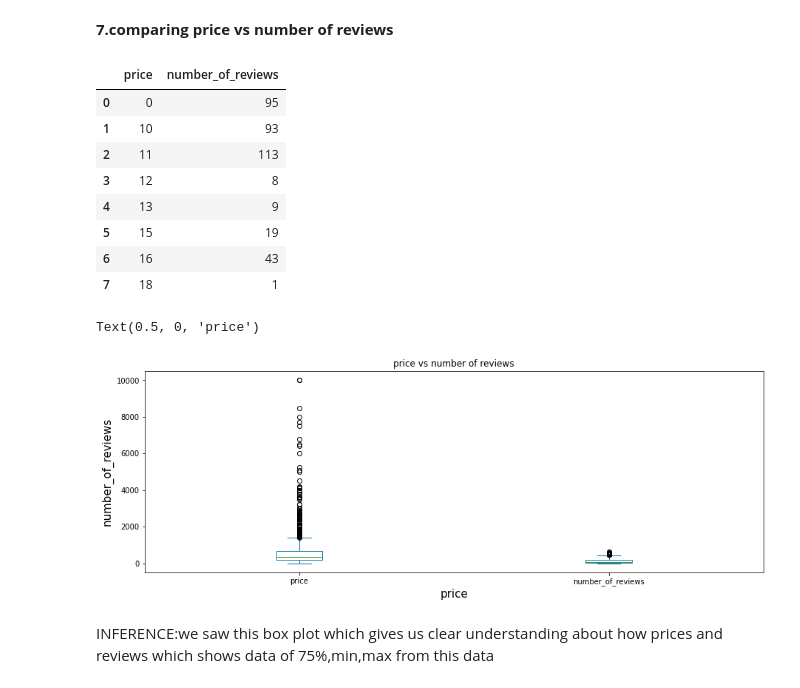
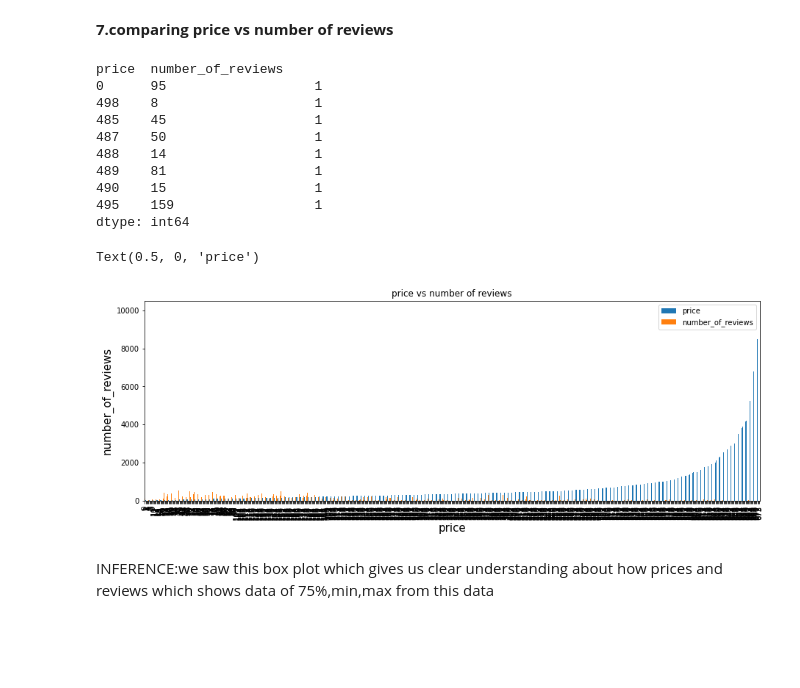
Before and after one commit to sahoomrutyunjaya12345/AirBnbBookingAnalysis, a Jupyter notebook: Mrutyunjayasahoo_airbnbipynb.ipynb, the cells around one changed output. Drawn from its saved outputs; the diff is of its cells as text; code cells hidden in the pictures; blank space fills up the shorter version.

```diff
--- a/Mrutyunjayasahoo_airbnbipynb.ipynb
+++ b/Mrutyunjayasahoo_airbnbipynb.ipynb
@@ -357,25 +380,26 @@ INFERENCE:In this bar plot we saw which room has average prices that gives us ho
 **7.comparing price vs number of reviews**
 # %%
 price_list= df1.groupby(['price'])['number_of_reviews'].max().reset_index()
-price_list.head(8)
+price_list.value_counts().head(8)
 # %% [output]
-|  | price | number_of_reviews |
-| 0 | 0 | 95 |
-| 1 | 10 | 93 |
-| 2 | 11 | 113 |
-| 3 | 12 | 8 |
-| 4 | 13 | 9 |
-| 5 | 15 | 19 |
-| 6 | 16 | 43 |
-| 7 | 18 | 1 |
+price  number_of_reviews
+0      95                   1
+498    8                    1
+485    45                   1
+487    50                   1
+488    14                   1
+489    81                   1
+490    15                   1
+495    159                  1
+dtype: int64
 # %%
-price_list.plot(kind='box')
+price_list.plot(kind='bar')
 plt.title("price vs number of reviews")
 plt.ylabel("number_of_reviews",fontsize=15)
 plt.xlabel("price",fontsize=15)
 # %% [output]
 Text(0.5, 0, 'price')
-[figure, old version]
+[figure, new version]
 # %% [markdown]
 INFERENCE:we saw this box plot which gives us clear understanding about how prices and reviews which shows data of 75%,min,max from this data
 # %% [markdown]
```
Also changed, not shown: parts of 16 cells of this notebook.
